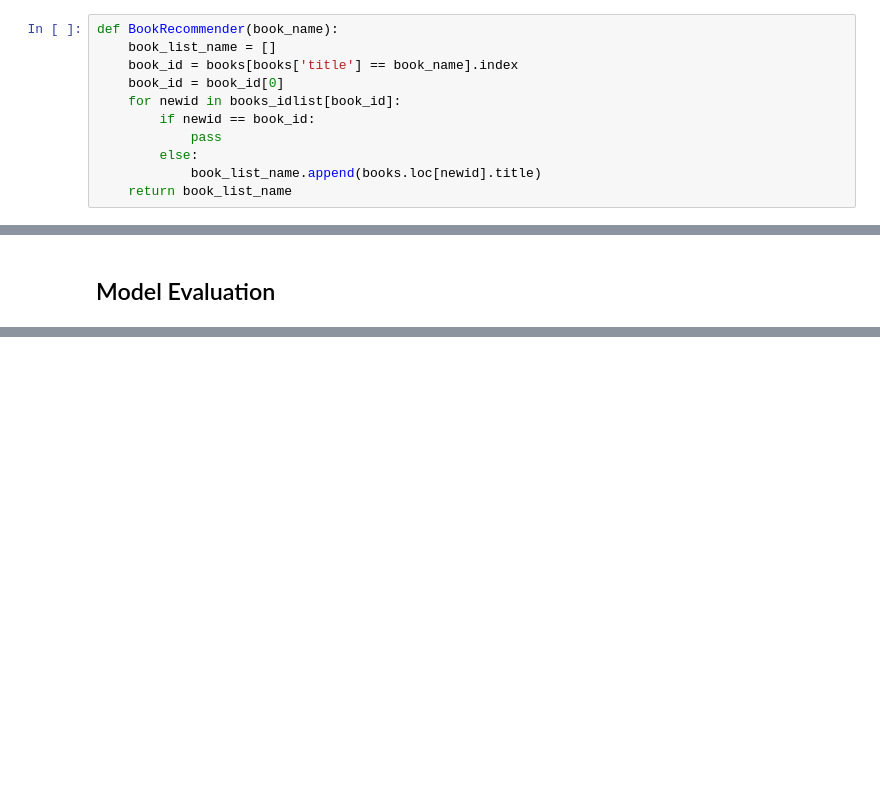
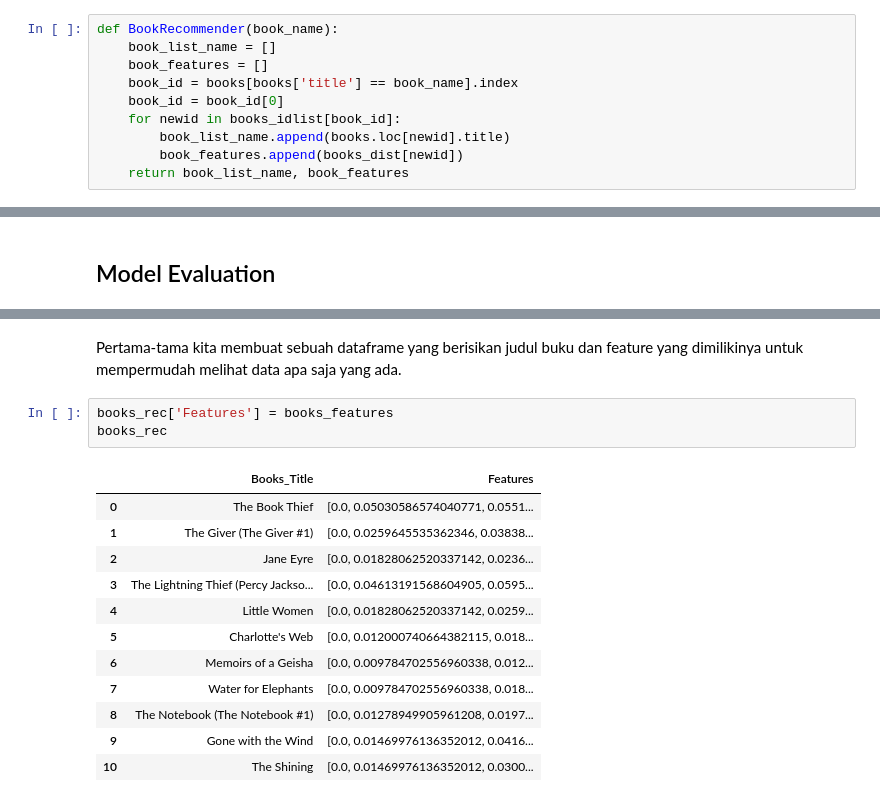
Before and after one commit to habibsatya/dicoding-training, a Jupyter notebook: code/books-recommendation.ipynb, the cells around one changed output, grey strips where cells are left out. Drawn from its saved outputs; the diff is of its cells as text; blank space fills up the shorter version.

```diff
--- a/code/books-recommendation.ipynb
+++ b/code/books-recommendation.ipynb
@@ -559,13 +559,12 @@ Selanjutnya kita akan memasukkan data ke dalam model KNN dengan parameter n_neig
 # %%
 def BookRecommender(book_name):
     book_list_name = []
+    book_features = []
     book_id = books[books['title'] == book_name].index
     book_id = book_id[0]
     for newid in books_idlist[book_id]:
-        if newid == book_id:
-            pass
-        else:
-            book_list_name.append(books.loc[newid].title)
-    return book_list_name
+        book_list_name.append(books.loc[newid].title)
+        book_features.append(books_dist[newid])
+    return book_list_name, book_features
 # %% [markdown]
 Selanjutnya kita membuat sebuah function yang berfungsi untuk melakukan filtering terhadap buku yang akan direkomendasikan dengan parameter function yaitu judul buku. Dari judul buku tersebut kemudian akan dicari buku lain yang memiliki kemiripan dengan menggunakan model KNN yang telah dibuat sebelumnya. Function ini akan me-return list dengan isi judul-judul buku yang memiliki fitur mirip dengan judul buku yang dimasukkan.
@@ -589,0 +630,18 @@ Berdasarkan output di atas, sistem kita telah berhasil merekomendasikan buku yan
+# %% [markdown]
+Pertama-tama kita membuat sebuah dataframe yang berisikan judul buku dan feature yang dimilikinya untuk mempermudah melihat data apa saja yang ada.
+# %%
+books_rec['Features'] = books_features
+books_rec
+# %% [output]
+|  | Books_Title | Features |
+| 0 | The Book Thief | [0.0, 0.05030586574040771, 0.0551... |
+| 1 | The Giver (The Giver #1) | [0.0, 0.0259645535362346, 0.03838... |
+| 2 | Jane Eyre | [0.0, 0.01828062520337142, 0.0236... |
+| 3 | The Lightning Thief (Percy Jackso... | [0.0, 0.04613191568604905, 0.0595... |
+| 4 | Little Women | [0.0, 0.01828062520337142, 0.0259... |
+| 5 | Charlotte's Web | [0.0, 0.012000740664382115, 0.018... |
+| 6 | Memoirs of a Geisha | [0.0, 0.009784702556960338, 0.012... |
+| 7 | Water for Elephants | [0.0, 0.009784702556960338, 0.018... |
+| 8 | The Notebook (The Notebook #1) | [0.0, 0.01278949905961208, 0.0197... |
+| 9 | Gone with the Wind | [0.0, 0.01469976136352012, 0.0416... |
+| 10 | The Shining | [0.0, 0.01469976136352012, 0.0300... |
```
Also changed, not shown: parts of 12 cells of this notebook.
